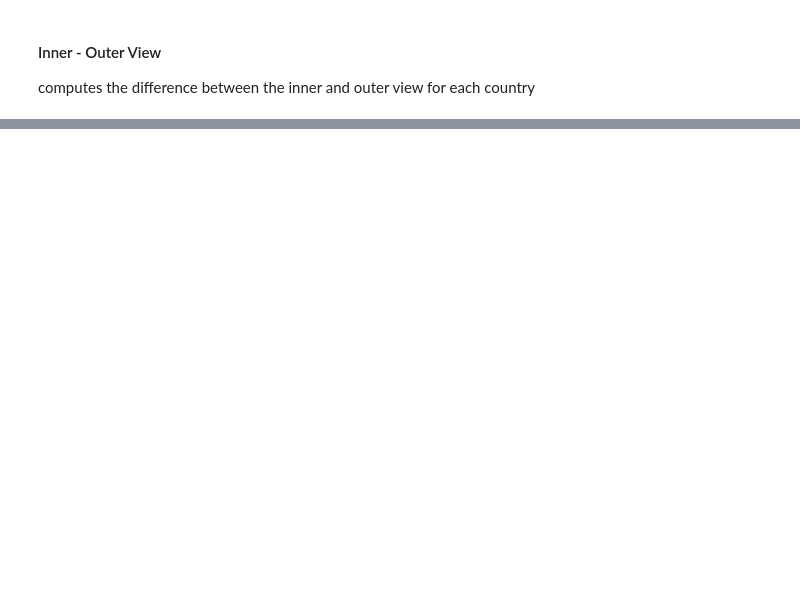
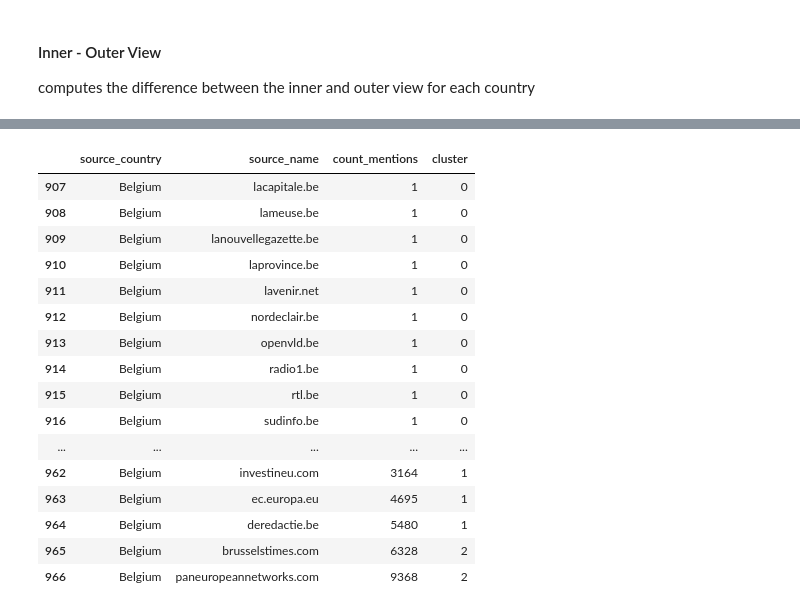
Before and after one commit to NatGr/projectAdA, a Jupyter notebook: tests_nathan.ipynb, the cells around one changed output, grey strips where cells are left out. Drawn from its saved outputs; the diff is of its cells as text; code cells hidden in the pictures; blank space fills up the shorter version.

```diff
--- a/tests_nathan.ipynb
+++ b/tests_nathan.ipynb
@@ -294,8 +386,0 @@ for i in range(opinions.shape[0]):
-# %%
-opinions = opinions[:, np.sum(opinions, 0) != 0]
-model = AgglomerativeClustering(n_clusters=13, affinity="l1", linkage="average")
-clusters = model.fit_predict(opinions)
-plot_dendrogram(model, labels=model.labels_)
-
-for i in range(np.max(clusters)+1):
-    print(countries[clusters == i])
@@ -345,12 +480,26 @@ def get_source_importance(ser, nbr_clutsers):
 # %%
+NBR_CLUSTERS = 3
+
+if NBR_CLUSTERS == 2:
+    frame_names = ["small medias", "big medias"]
+elif NBR_CLUSTERS == 3:
+    frame_names = ["small medias", "medium medias", "big medias"]
+else:
+    frame_names = [f"cluster {i}" for i in range(NBR_CLUSTERS)]
+
+# classifying te news into different clusters
 source_cluster = media_to_country_view.groupby(["source_country",
                                             "source_name"]).agg({"count_mentions": "sum"})
 source_cluster = source_cluster.sort_values(["source_country", "count_mentions"])
 source_cluster["cluster"] = source_cluster.groupby("source_country").count_mentions.apply(
-    lambda x: get_source_importance(x, 2))
-source_cluster = source_cluster.reset_index()[["source_name", "cluster"]]
+    lambda x: get_source_importance(x, NBR_CLUSTERS))
+source_cluster = source_cluster.reset_index()
 
-news_to_country = media_to_country_view.merge(source_cluster, left_on="source_name",
-                                        right_on="source_name", suffixes=('',''))
+# computing the count of mentions, mean and std for each triple (source country, actor country,
+# source_size)
+news_to_country = media_to_country_view.merge(
+    source_cluster[["source_country", "source_name", "cluster"]],
+    left_on=["source_name", "source_country"], right_on=["source_name", "source_country"],
+    suffixes=('',''))
 news_to_country = news_to_country.groupby(["actor_country", "source_country",
-            "cluster"]).agg({"avg_tone": "mean", "count_mentions": "sum"})
+            "cluster"]).apply(lambda x: compute_count_mean_std_from_subsets(x)).reset_index()
@@ -358,0 +558,20 @@ news_to_country
+# %%
+source_cluster[source_cluster.source_country == "Belgium"]
+# %% [output]
+|  | source_country | source_name | count_mentions | cluster |
+| 907 | Belgium | lacapitale.be | 1 | 0 |
+| 908 | Belgium | lameuse.be | 1 | 0 |
+| 909 | Belgium | lanouvellegazette.be | 1 | 0 |
+| 910 | Belgium | laprovince.be | 1 | 0 |
+| 911 | Belgium | lavenir.net | 1 | 0 |
+| 912 | Belgium | nordeclair.be | 1 | 0 |
+| 913 | Belgium | openvld.be | 1 | 0 |
+| 914 | Belgium | radio1.be | 1 | 0 |
+| 915 | Belgium | rtl.be | 1 | 0 |
+| 916 | Belgium | sudinfo.be | 1 | 0 |
+| ... | ... | ... | ... | ... |
+| 962 | Belgium | investineu.com | 3164 | 1 |
+| 963 | Belgium | ec.europa.eu | 4695 | 1 |
+| 964 | Belgium | deredactie.be | 5480 | 1 |
+| 965 | Belgium | brusselstimes.com | 6328 | 2 |
+| 966 | Belgium | paneuropeannetworks.com | 9368 | 2 |
```
Also changed, not shown: parts of 31 cells of this notebook, 8 other files.
